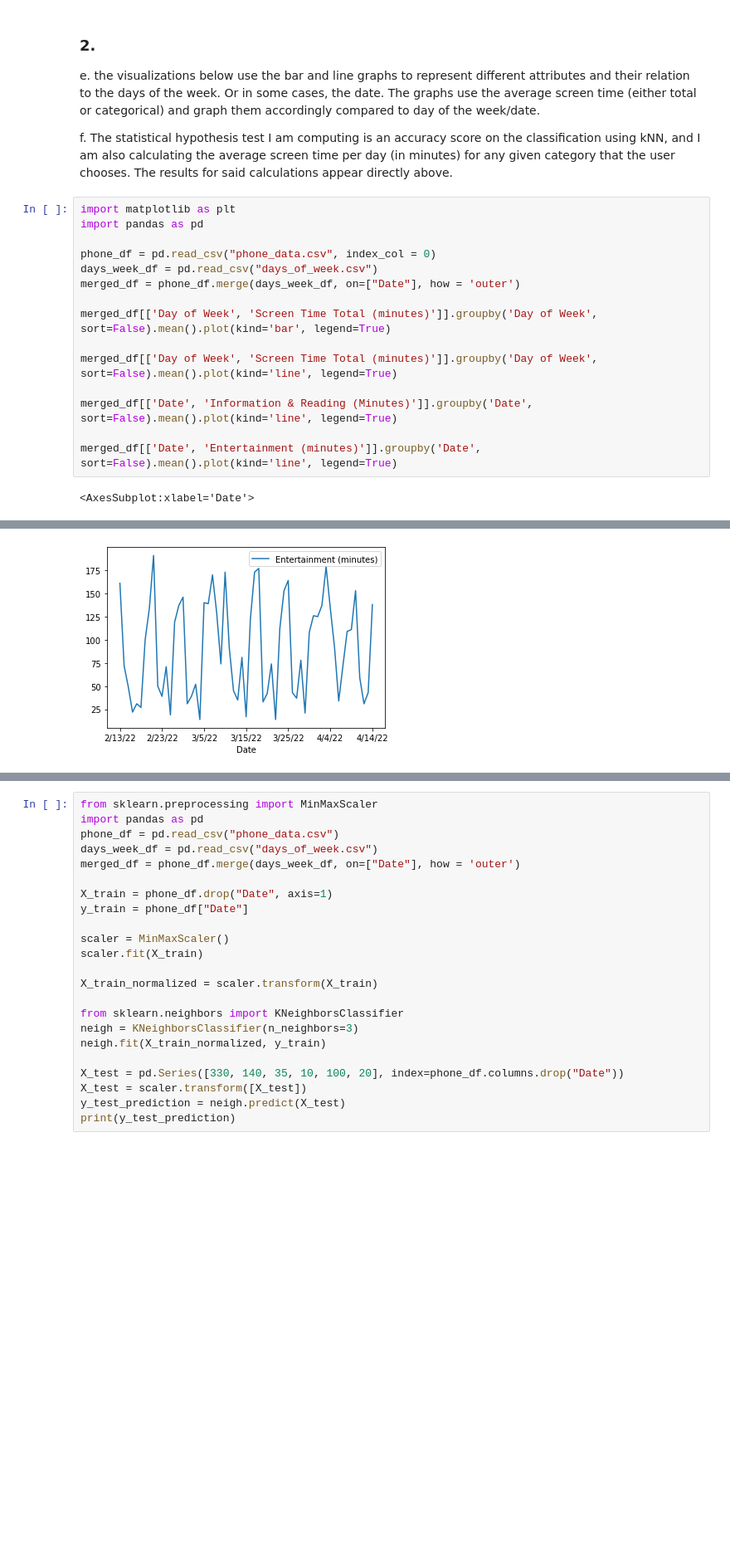
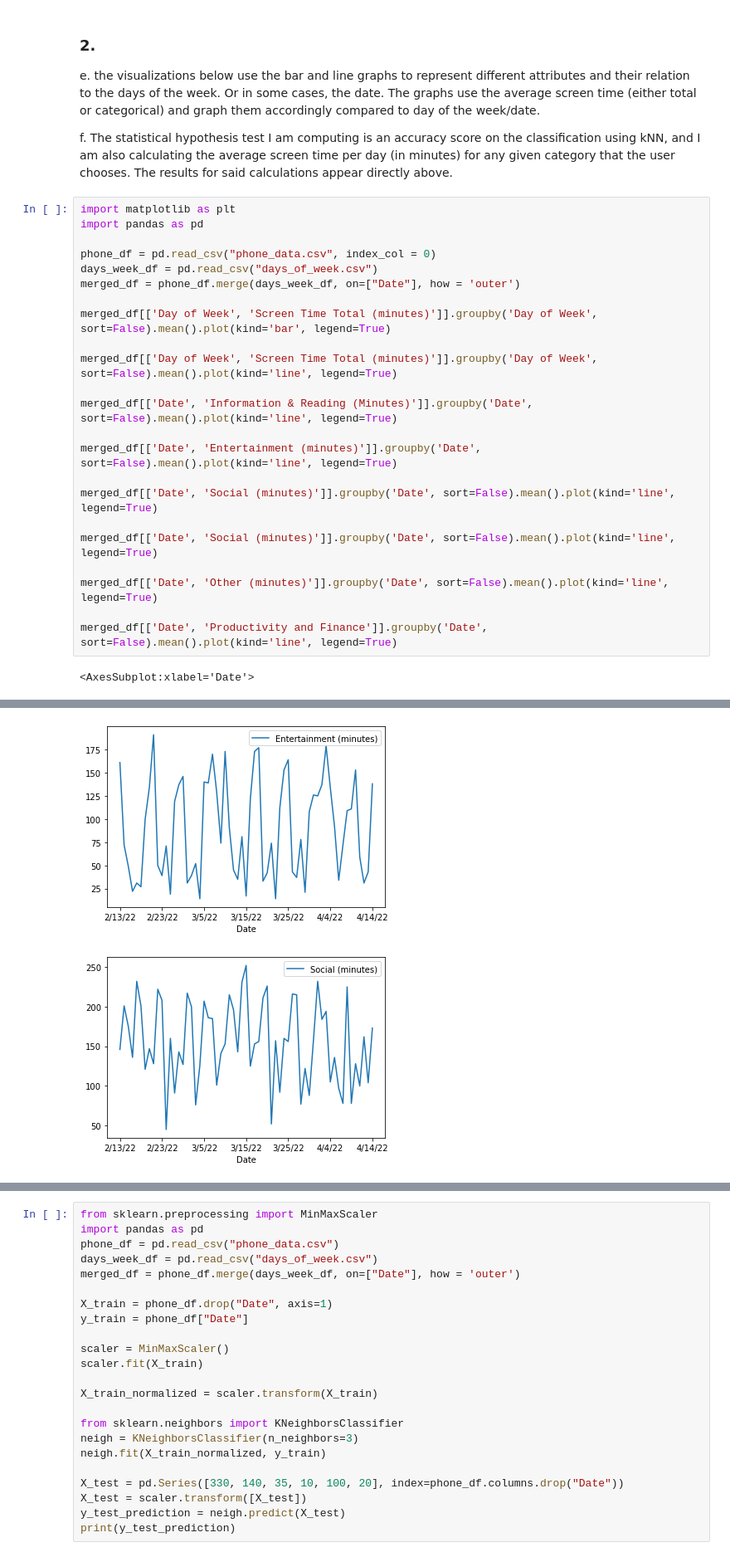
Before and after one commit to nathanBashant/BMIS331_FP, a Jupyter notebook: Technical_Report.ipynb, the cells around one changed output, grey strips where cells are left out. Shown at 83% size. Drawn from its saved outputs; the diff is of its cells as text; blank space fills up the shorter version.

```diff
--- a/Technical_Report.ipynb
+++ b/Technical_Report.ipynb
@@ -127,21 +127,30 @@ f. The statistical hypothesis test I am computing is an accuracy score on the cl
 # %%
 import matplotlib as plt
 import pandas as pd
 
 phone_df = pd.read_csv("phone_data.csv", index_col = 0)
 days_week_df = pd.read_csv("days_of_week.csv")
 merged_df = phone_df.merge(days_week_df, on=["Date"], how = 'outer')
 
 merged_df[['Day of Week', 'Screen Time Total (minutes)']].groupby('Day of Week', sort=False).mean().plot(kind='bar', legend=True)
 
 merged_df[['Day of Week', 'Screen Time Total (minutes)']].groupby('Day of Week', sort=False).mean().plot(kind='line', legend=True)
 
 merged_df[['Date', 'Information & Reading (Minutes)']].groupby('Date', sort=False).mean().plot(kind='line', legend=True)
 
 merged_df[['Date', 'Entertainment (minutes)']].groupby('Date', sort=False).mean().plot(kind='line', legend=True)
+
+merged_df[['Date', 'Social (minutes)']].groupby('Date', sort=False).mean().plot(kind='line', legend=True)
+
+merged_df[['Date', 'Social (minutes)']].groupby('Date', sort=False).mean().plot(kind='line', legend=True)
+
+merged_df[['Date', 'Other (minutes)']].groupby('Date', sort=False).mean().plot(kind='line', legend=True)
+
+merged_df[['Date', 'Productivity and Finance']].groupby('Date', sort=False).mean().plot(kind='line', legend=True)
 # %% [output]
 <AxesSubplot:xlabel='Date'>
 [figure]
 [figure]
 [figure]
 [figure]
+[figure, added]
```
Also changed, not shown: parts of 4 cells of this notebook, 2 other files.
